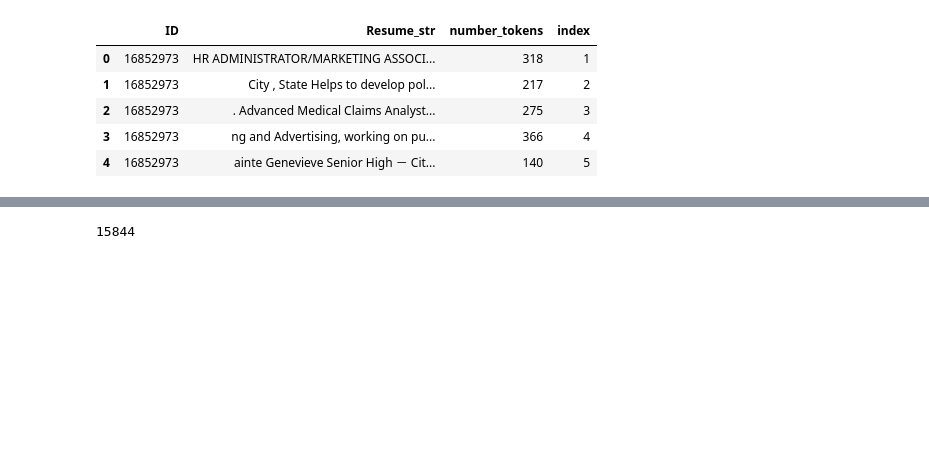
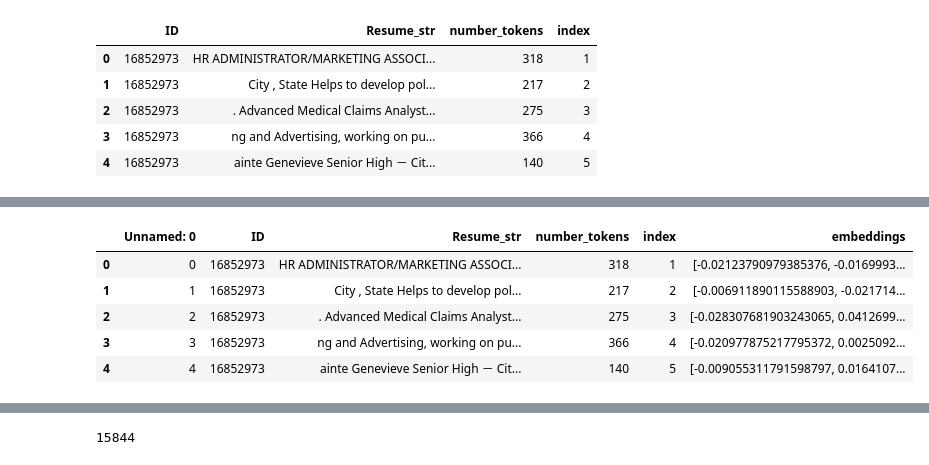
Before and after one commit to RonakSharma1/resume_genie, a Jupyter notebook: main.ipynb, the cells around one changed output, grey strips where cells are left out. Cells and saved outputs as stored; diff of their text form; code cells hidden in the pictures; blank space fills up the shorter version.

```diff
--- a/main.ipynb
+++ b/main.ipynb
@@ -103,2 +105,13 @@ resume_latest_data_df['embeddings']=resume_latest_data_df.Resume_str.apply(lambd
+# %%
+# TRY STORING PICKLE AND THEN DATABASE
+df1 = pd.read_pickle('resume_data_pickle.pkl')
+df1.head()
+# %% [output]
+|  | Unnamed: 0 | ID | Resume_str | number_tokens | index | embeddings |
+| 0 | 0 | 16852973 | HR ADMINISTRATOR/MARKETING ASSOCI... | 318 | 1 | [-0.02123790979385376, -0.0169993... |
+| 1 | 1 | 16852973 | City , State Helps to develop pol... | 217 | 2 | [-0.006911890115588903, -0.021714... |
+| 2 | 2 | 16852973 | . Advanced Medical Claims Analyst... | 275 | 3 | [-0.028307681903243065, 0.0412699... |
+| 3 | 3 | 16852973 | ng and Advertising, working on pu... | 366 | 4 | [-0.020977875217795372, 0.0025092... |
+| 4 | 4 | 16852973 | ainte Genevieve Senior High － Cit... | 140 | 5 | [-0.009055311791598797, 0.0164107... |
 # %%
 resume_latest_data_df.to_csv("resume_latest_data_df.csv")
```
Also changed, not shown: parts of 8 cells of this notebook, 1 other file.
